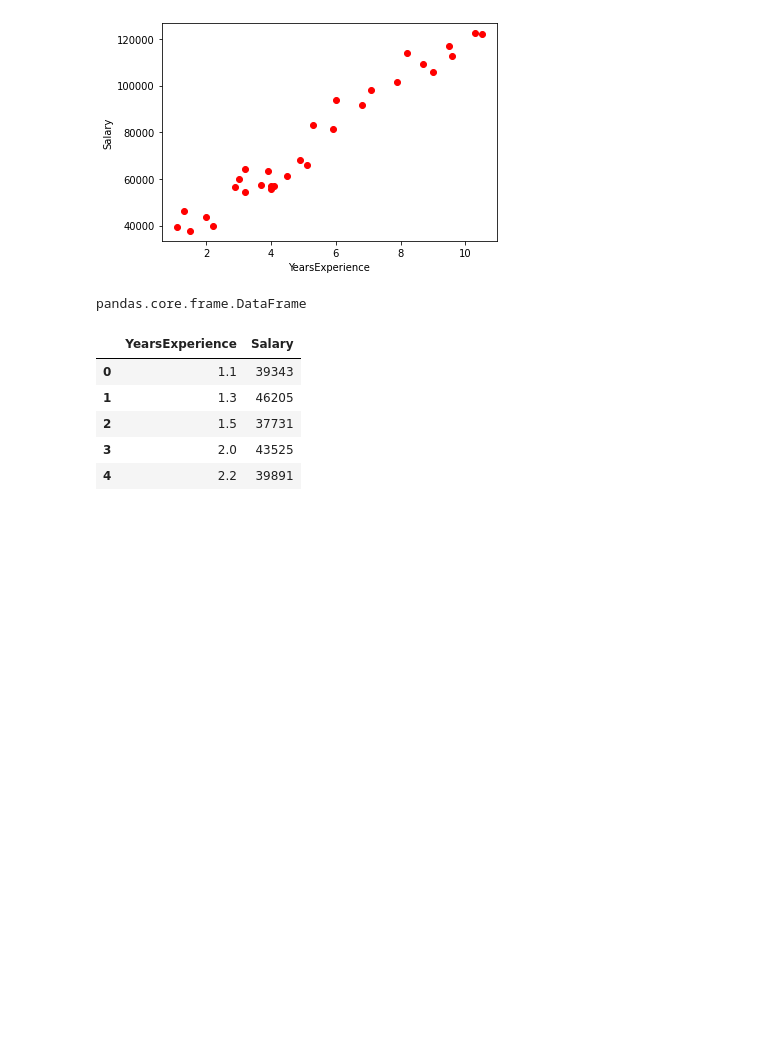
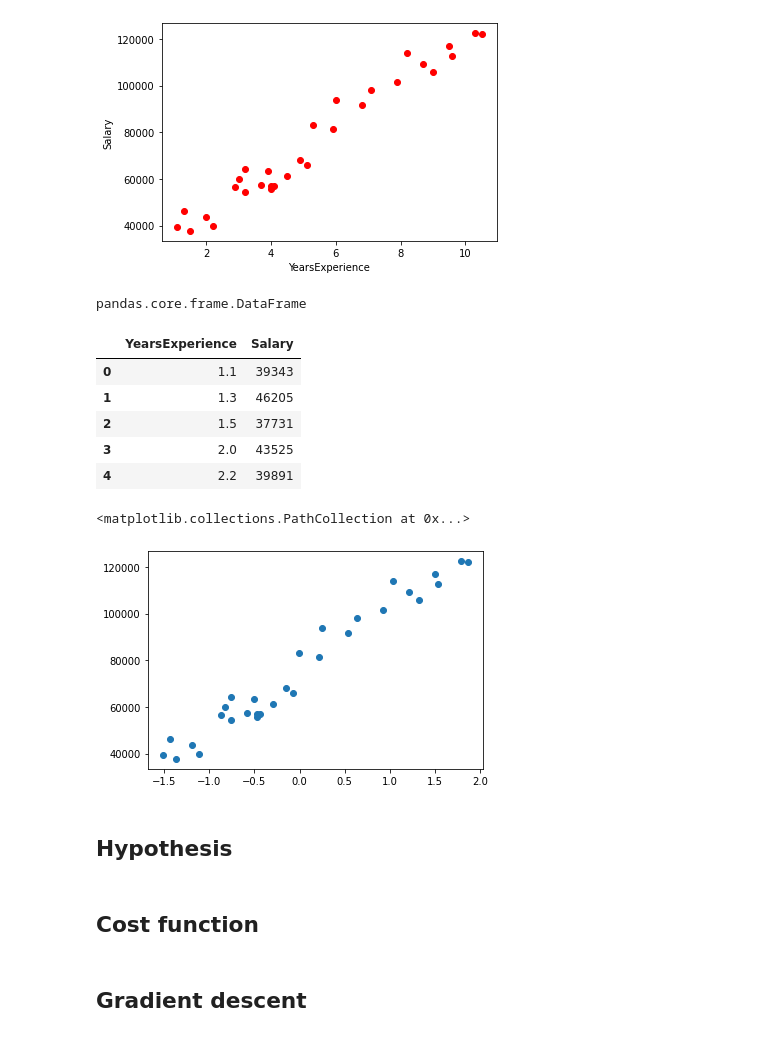
Before and after one commit to kavinkumar999/Machine-Learning-notes, a Jupyter notebook: session-2/salary prediction.ipynb, the cells around one changed output. Drawn from its saved outputs; the diff is of its cells as text; code cells hidden in the pictures; blank space fills up the shorter version.

```diff
--- a/session-2/salary prediction.ipynb
+++ b/session-2/salary prediction.ipynb
@@ -48,8 +49,23 @@ theta = [0.1,0.1]
 # %%
 x = dataset["YearsExperience"]
 y = dataset["Salary"]
+x = np.array(x)
+y = np.array(y)
+# %%
+u = x.mean()
+std = x.std()
+x = (x-u)/std
+# %%
+plt.scatter(x,y)
+# %% [output]
+<matplotlib.collections.PathCollection at 0x...>
+[figure, added]
+# %% [markdown]
+## Hypothesis
 # %%
 def hypothesis(theta, X):
     return theta[0] + theta[1]*X
+# %% [markdown]
+## Cost function
 # %%
 def cost_calc(theta, X, y):
@@ -56,0 +74,2 @@ def cost_calc(theta, X, y):
+# %% [markdown]
+## Gradient descent
```
Also changed, not shown: parts of 10 cells of this notebook, 1 other file.
